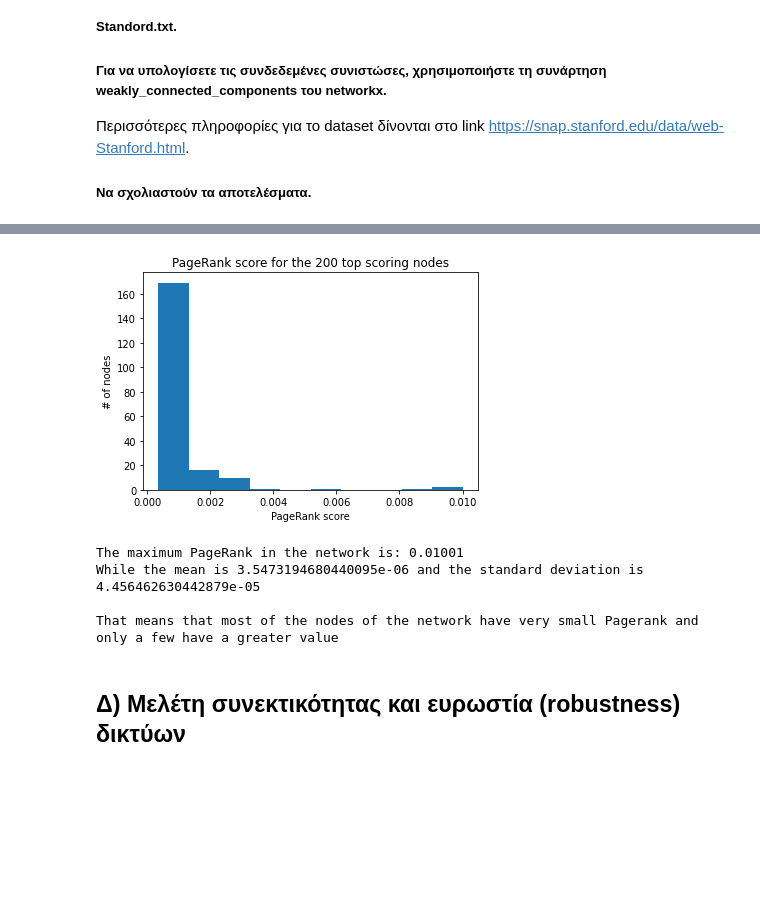
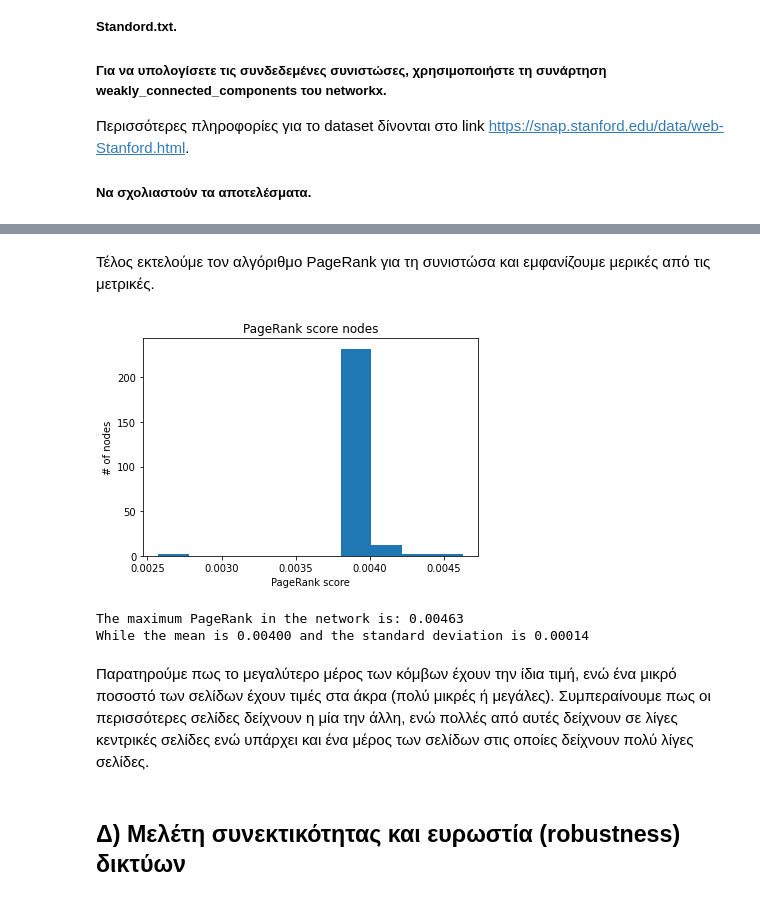
Before and after one commit to michalakos/sna, a Jupyter notebook: lab1_03117069.ipynb, the cells around one changed output, grey strips where cells are left out. Saved outputs shown, nothing was run; the diff lists cells and outputs as text; code cells hidden in the pictures; blank space fills up the shorter version.

```diff
--- a/lab1_03117069.ipynb
+++ b/lab1_03117069.ipynb
@@ -881,29 +1084,30 @@ nx.draw_circular(G40, node_size=10)
+# %% [markdown]
+Τέλος εκτελούμε τον αλγόριθμο PageRank για τη συνιστώσα και εμφανίζουμε μερικές από τις μετρικές.
 # %%
 def pagerank(G):
     pr_d = nx.pagerank(G)
 
     pr_vals = []
     for n in pr_d:
       pr_vals.append(pr_d[n])
     pr_vals.sort(reverse=True)
 
-    plt.hist(pr_vals[:200])
-    plt.title("PageRank score for the 200 top scoring nodes")
+    plt.hist(pr_vals)
+    plt.title("PageRank score nodes")
     plt.ylabel("# of nodes")
     plt.xlabel("PageRank score")
     plt.show()
 
     print("The maximum PageRank in the network is: {:.5f}".format(np.max(pr_vals)))
-    print("While the mean is {} and the standard deviation is {}".format(np.mean(pr_vals), np.std(pr_vals)))
+    print("While the mean is {:.5f} and the standard deviation is {:.5f}".format(np.mean(pr_vals), np.std(pr_vals)))
 
-pagerank(G_web)
-print("\nThat means that most of the nodes of the network have very small Pagerank and only a few have a greater value")
+pagerank(G40)
 # %% [output]
-[figure, old version]
+[figure, new version]
-The maximum PageRank in the network is: 0.01001
-While the mean is 3.5473194680440095e-06 and the standard deviation is 4.456462630442879e-05
-
-That means that most of the nodes of the network have very small Pagerank and only a few have a greater value
+The maximum PageRank in the network is: 0.00463
+While the mean is 0.00400 and the standard deviation is 0.00014
+# %% [markdown]
+Παρατηρούμε πως το μεγαλύτερο μέρος των κόμβων έχουν την ίδια τιμή, ενώ ένα μικρό ποσοστό των σελίδων έχουν τιμές στα άκρα (πολύ μικρές ή μεγάλες). Συμπεραίνουμε πως οι περισσότερες σελίδες δείχνουν η μία την άλλη, ενώ πολλές από αυτές δείχνουν σε λίγες κεντρικές σελίδες ενώ υπάρχει και ένα μέρος των σελίδων στις οποίες δείχνουν πολύ λίγες σελίδες.
 # %% [markdown]
 ## Δ) Μελέτη συνεκτικότητας και ευρωστία (robustness) δικτύων
 # %% [markdown]
```
Also changed, not shown: parts of 160 cells of this notebook.
